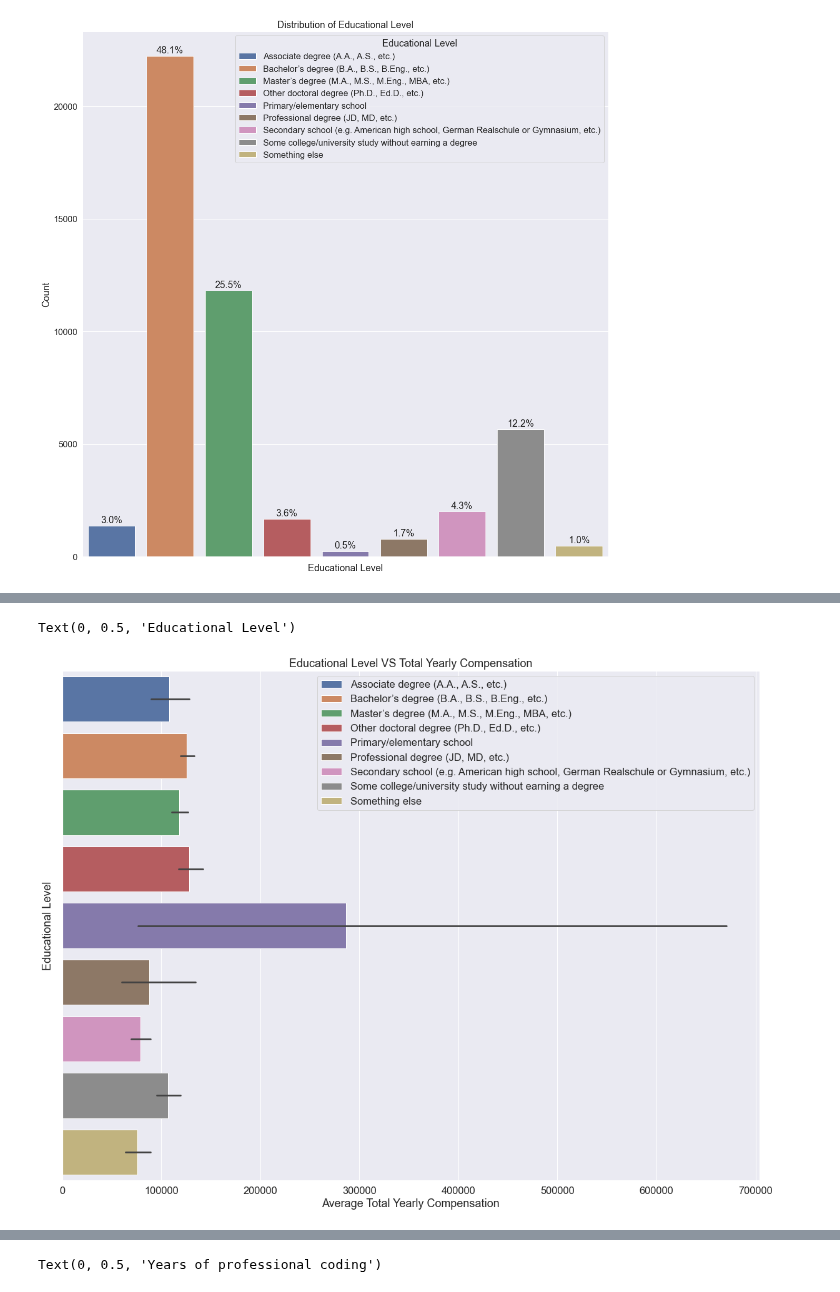
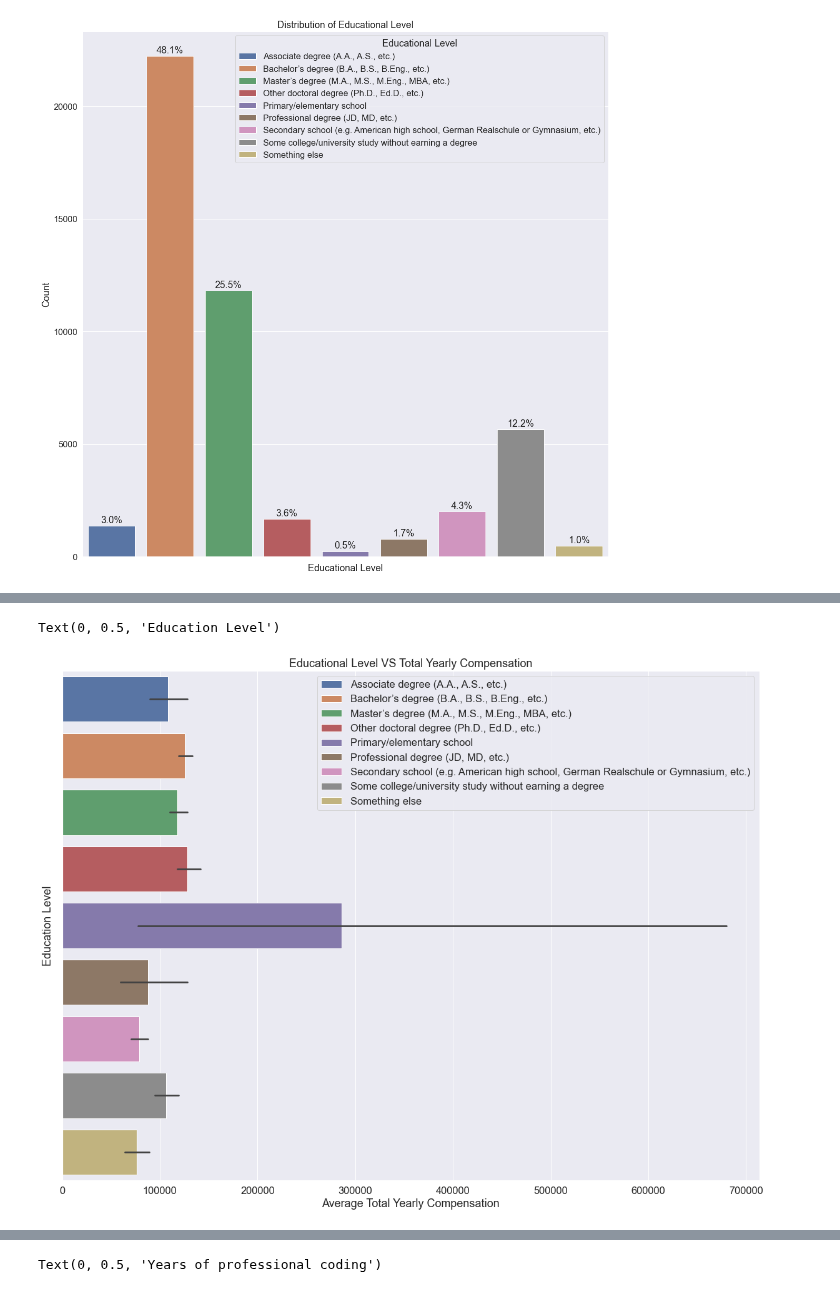
Before and after one commit to data301-2021-winter1/project-group13-project, a Jupyter notebook: notebooks/analysis2.ipynb, the cells around one changed output, grey strips where cells are left out. Drawn from its saved outputs; the diff is of its cells as text; code cells hidden in the pictures.

```diff
--- a/notebooks/analysis2.ipynb
+++ b/notebooks/analysis2.ipynb
@@ -154,14 +160,14 @@ p2.show_Percentage(df2021Cleaned, plt1)
 # %%
 plt.rcParams['figure.figsize']=20,15
 sns.set(font_scale = 1.5)
 plt.xticks(rotation= 0)
 plt.title("Educational Level VS Total Yearly Compensation")
 plt2 = sns.barplot(data = df2021Cleaned, y='EdLevel',x='ConvertedCompYearly', hue = 'EdLevel', dodge=False, )
 plt2.legend(title = "Educational Level")
 plt2.legend(loc='upper right')
 plt2.set_xlabel('Average Total Yearly Compensation')
 plt2.set(yticklabels=[])
-plt2.set_ylabel("Educational Level")
+plt2.set_ylabel("Education Level")
 # %% [output]
-Text(0, 0.5, 'Educational Level')
+Text(0, 0.5, 'Education Level')
-[figure, old version]
+[figure, new version]
```
Also changed, not shown: parts of 7 cells of this notebook.
